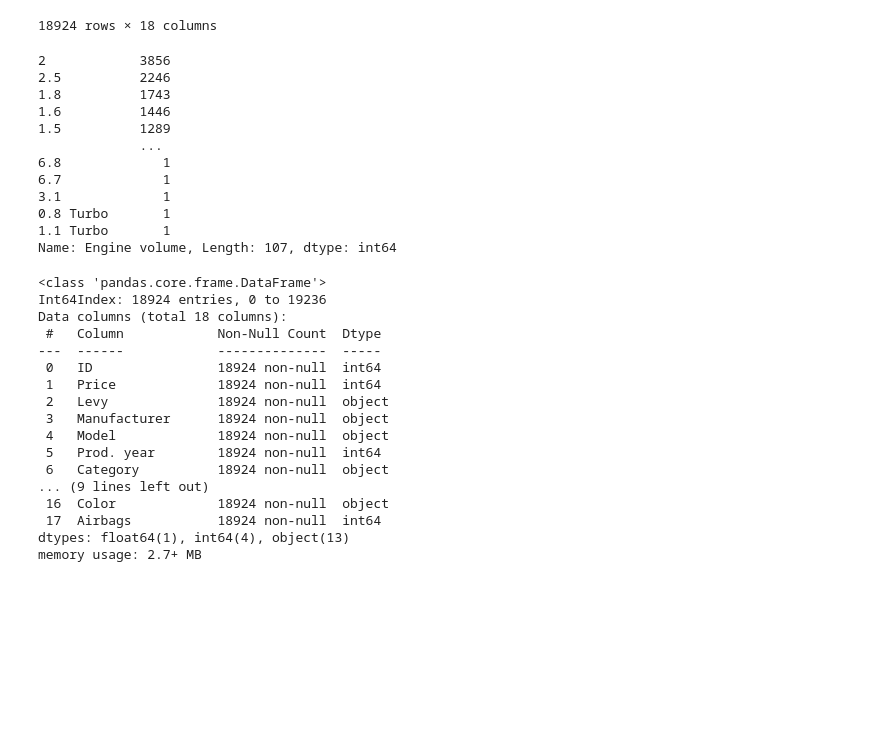
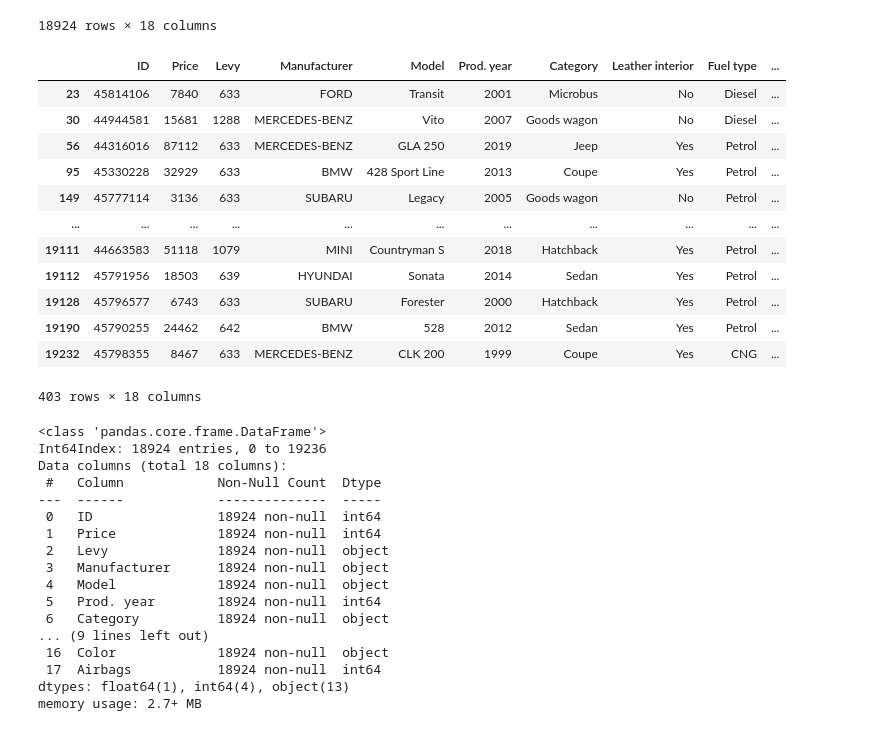
Before and after one commit to isoori/car-price-prediction, a Jupyter notebook: Untitled.ipynb, the cells around one changed output. Cells and saved outputs as stored; diff of their text form; code cells hidden in the pictures; blank space fills up the shorter version.

```diff
--- a/Untitled.ipynb
+++ b/Untitled.ipynb
@@ -91,20 +91,21 @@ df
 | 19236 | 45813273 | 470 | 753 | HYUNDAI | Sonata | 2012 | Sedan | Yes | Hybrid | ... |
 18924 rows × 18 columns
 # %%
-df['Engine volume'].value_counts()
+df[df['Engine volume']=='2.0 Turbo']
 # %% [output]
+|  | ID | Price | Levy | Manufacturer | Model | Prod. year | Category | Leather interior | Fuel type | ... |
+| 23 | 45814106 | 7840 | 633 | FORD | Transit | 2001 | Microbus | No | Diesel | ... |
+| 30 | 44944581 | 15681 | 1288 | MERCEDES-BENZ | Vito | 2007 | Goods wagon | No | Diesel | ... |
+| 56 | 44316016 | 87112 | 633 | MERCEDES-BENZ | GLA 250 | 2019 | Jeep | Yes | Petrol | ... |
+| 95 | 45330228 | 32929 | 633 | BMW | 428 Sport Line | 2013 | Coupe | Yes | Petrol | ... |
+| 149 | 45777114 | 3136 | 633 | SUBARU | Legacy | 2005 | Goods wagon | No | Petrol | ... |
+| ... | ... | ... | ... | ... | ... | ... | ... | ... | ... | ... |
+| 19111 | 44663583 | 51118 | 1079 | MINI | Countryman S | 2018 | Hatchback | Yes | Petrol | ... |
+| 19112 | 45791956 | 18503 | 639 | HYUNDAI | Sonata | 2014 | Sedan | Yes | Petrol | ... |
+| 19128 | 45796577 | 6743 | 633 | SUBARU | Forester | 2000 | Hatchback | Yes | Petrol | ... |
+| 19190 | 45790255 | 24462 | 642 | BMW | 528 | 2012 | Sedan | Yes | Petrol | ... |
+| 19232 | 45798355 | 8467 | 633 | MERCEDES-BENZ | CLK 200 | 1999 | Coupe | Yes | CNG | ... |
-2            3856
-2.5          2246
-1.8          1743
-1.6          1446
-1.5          1289
-             ...
-6.8             1
-6.7             1
-3.1             1
-0.8 Turbo       1
-1.1 Turbo       1
-Name: Engine volume, Length: 107, dtype: int64
+403 rows × 18 columns
 # %%
 df.info()
 # %% [output]
```
Also changed, not shown: parts of 25 cells of this notebook.
